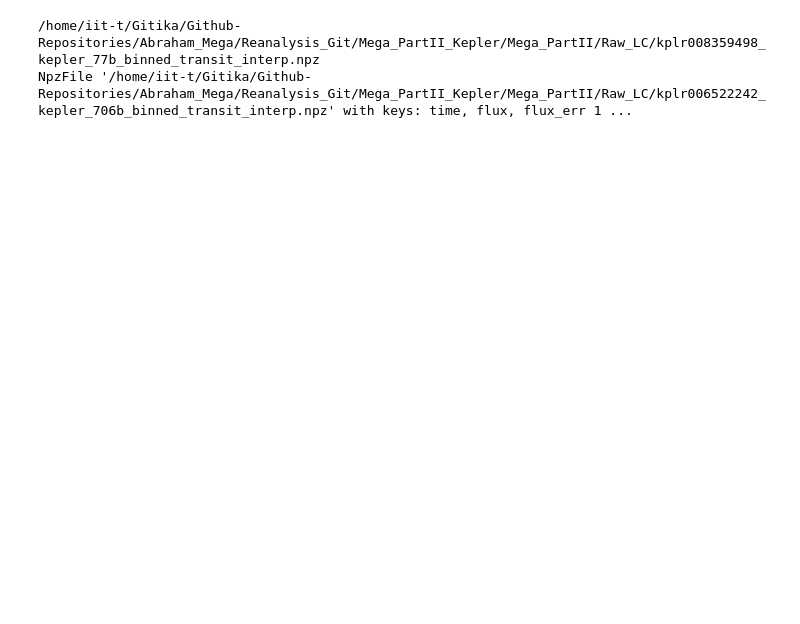
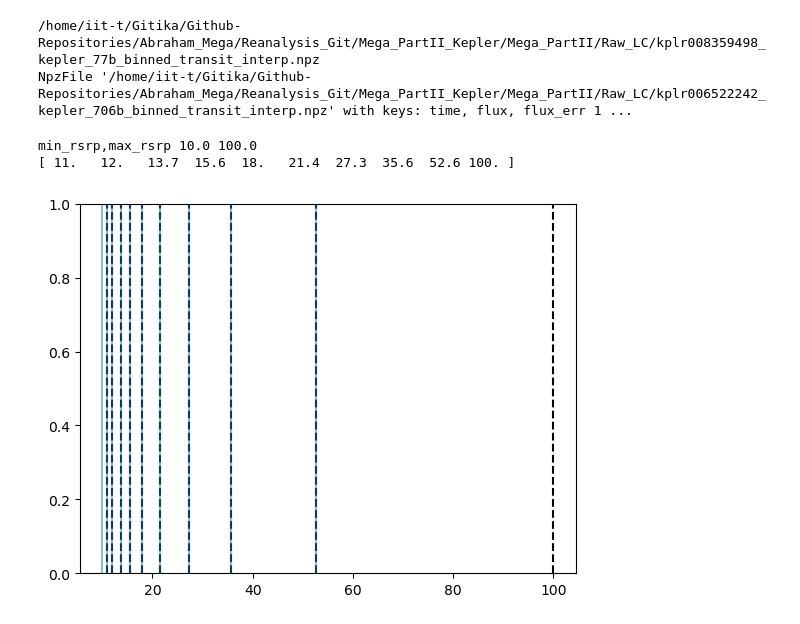
Before and after one commit to gitika2021/Mega_PartII, a Jupyter notebook: clean_codes_v2/Tests.ipynb, the cells around one changed output. Saved outputs shown, nothing was run; the diff lists cells and outputs as text; code cells hidden in the pictures; blank space fills up the shorter version.

```diff
--- a/clean_codes_v2/Tests.ipynb
+++ b/clean_codes_v2/Tests.ipynb
@@ -22,3 +22,33 @@ print(len_lc,flux )
 # %% [output]
 /home/iit-t/Gitika/Github-Repositories/Abraham_Mega/Reanalysis_Git/Mega_PartII_Kepler/Mega_PartII/Raw_LC/kplr008359498_kepler_77b_binned_transit_interp.npz
 NpzFile '/home/iit-t/Gitika/Github-Repositories/Abraham_Mega/Reanalysis_Git/Mega_PartII_Kepler/Mega_PartII/Raw_LC/kplr006522242_kepler_706b_binned_transit_interp.npz' with keys: time, flux, flux_err 1 ...
+# %%
+import numpy as np
+import matplotlib.pyplot as plt
+rprs = np.linspace(1/100,1/10,50)
+rsrp = np.round(1.0/rprs,0)
+min_rsrp = np.min(rsrp)
+max_rsrp = np.max(rsrp)
+print('min_rsrp,max_rsrp',min_rsrp,max_rsrp)
+# rsrp
+rsrp_nbins = 10
+percentiles = np.zeros(rsrp_nbins)
+for p in range(rsrp_nbins):
+    percentiles[p] = np.percentile(rsrp,(100/len(percentiles))*(p+1))
+print(percentiles)
+bins_edge_low = np.zeros(rsrp_nbins)
+bins_edge_low[0] = min_rsrp
+bins_edge_low[1:] = percentiles[0:9]
+
+bins_edge_hig = np.zeros(rsrp_nbins)
+bins_edge_hig =percentiles
+#bins_edge_hig[1:] = percentiles[0:9]
+
+for i in range(rsrp_nbins):
+    plt.axvline(bins_edge_low[i],alpha=0.5)
+    plt.axvline(bins_edge_hig[i], ls='--',color='k',)
+plt.show()
+# %% [output]
+min_rsrp,max_rsrp 10.0 100.0
+[ 11.   12.   13.7  15.6  18.   21.4  27.3  35.6  52.6 100. ]
+[figure, added]
```
Also changed, not shown: parts of 7 cells of this notebook, 19 other files.
